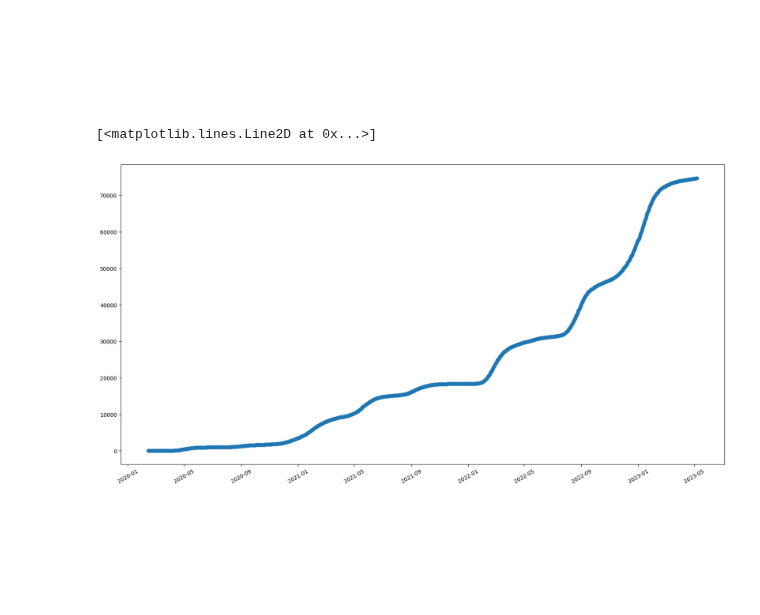
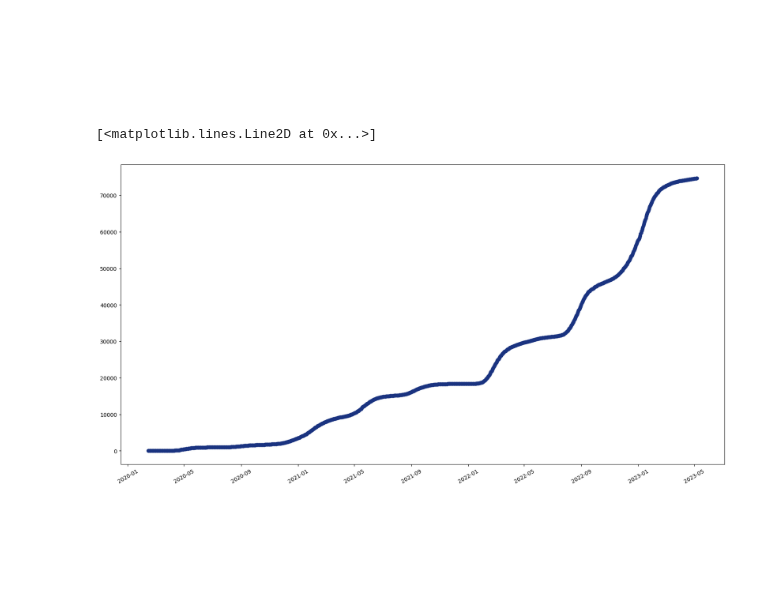
Before and after one commit to riicon72/kaggle, a Jupyter notebook: notebook_eda/eda-covid-19.ipynb, the cells around one changed output. Saved outputs shown, nothing was run; the diff lists cells and outputs as text; code cells hidden in the pictures.

```diff
--- a/notebook_eda/eda-covid-19.ipynb
+++ b/notebook_eda/eda-covid-19.ipynb
@@ -56,12 +56,12 @@ data_pcr
 # %%
 X_dt = pd.to_datetime(data_death['year'])
 Y = data_death.iloc[:, 1]
 plt.figure(figsize=(20,10))
 plt.xticks(rotation=30)
-plt.plot(X_dt, Y,marker='o')
+plt.plot(X_dt, Y,marker='o',color=(0.1, 0.2, 0.5))
 # %% [output]
 [<matplotlib.lines.Line2D at 0x...>]
-[figure, old version]
+[figure, new version]
 # %% [markdown]
 <a id="1"></a>
 # <p style="background-image: url(https://i.postimg.cc/vmDDpnSF/publicdomainq-0076134.jpg);font-family:Hiragino Sans;font-size:120%;color:white;text-align:center;border-radius:15px 50px; padding:7px"> bar graph-pcrdata-</p>
```
Also changed, not shown: parts of 2 cells of this notebook.
